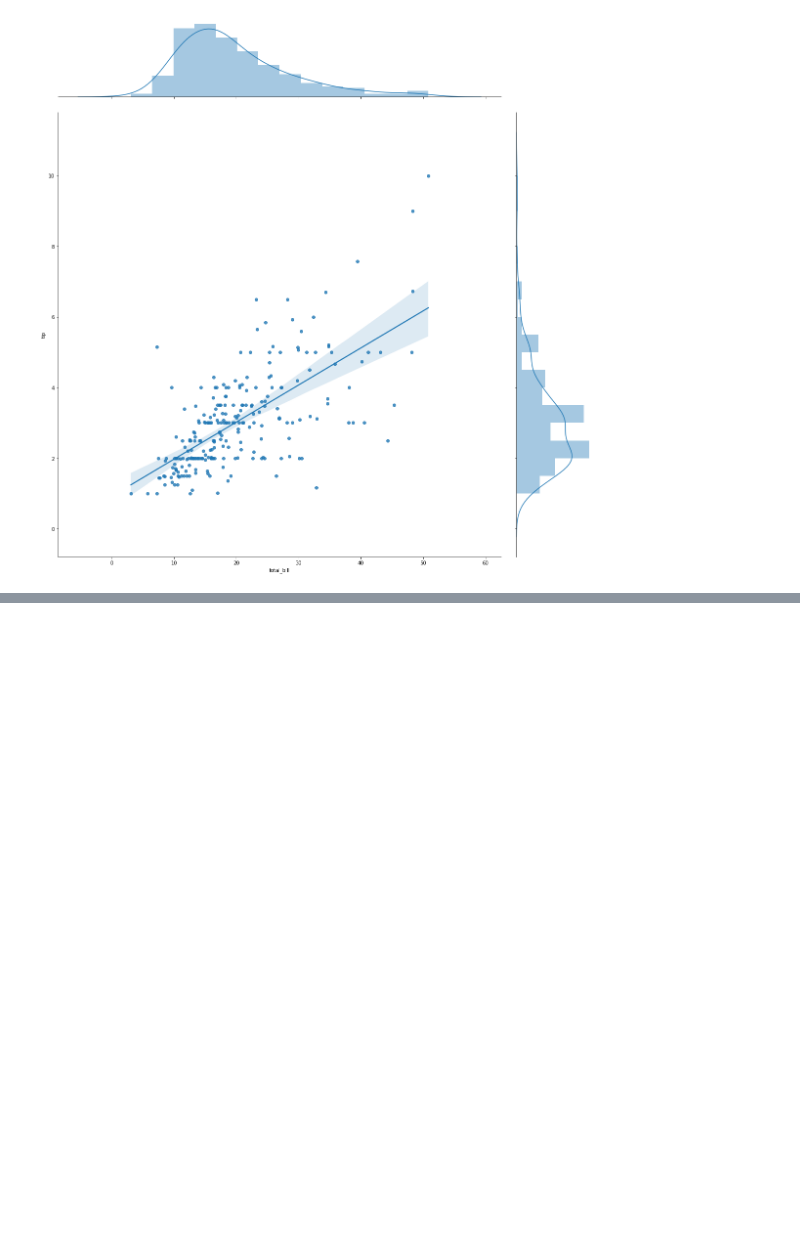
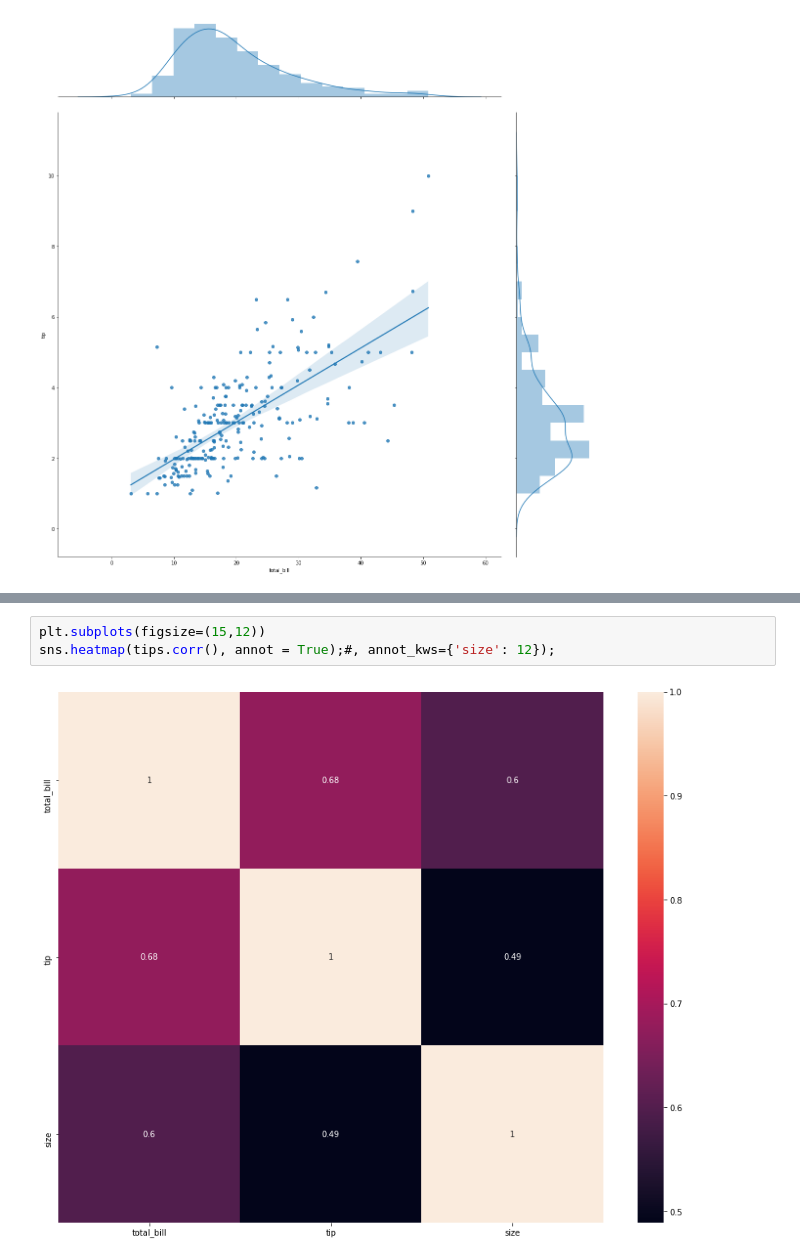
Before and after one commit to Frenz86/machine-learning-course, a Jupyter notebook: python/Lez07/solut_tips.ipynb, the cells around one changed output, grey strips where cells are left out. Cells and saved outputs as stored; diff of their text form; blank space fills up the shorter version.

```diff
--- a/python/Lez07/solut_tips.ipynb
+++ b/python/Lez07/solut_tips.ipynb
@@ -222,0 +201,5 @@ sns.jointplot(x='total_bill',y='tip',data=tips,kind='reg',height=16)
+# %%
+plt.subplots(figsize=(15,12))
+sns.heatmap(tips.corr(), annot = True);#, annot_kws={'size': 12});
+# %% [output]
+[figure, added]
```
Also changed, not shown: parts of 26 cells of this notebook, 3 other files.
